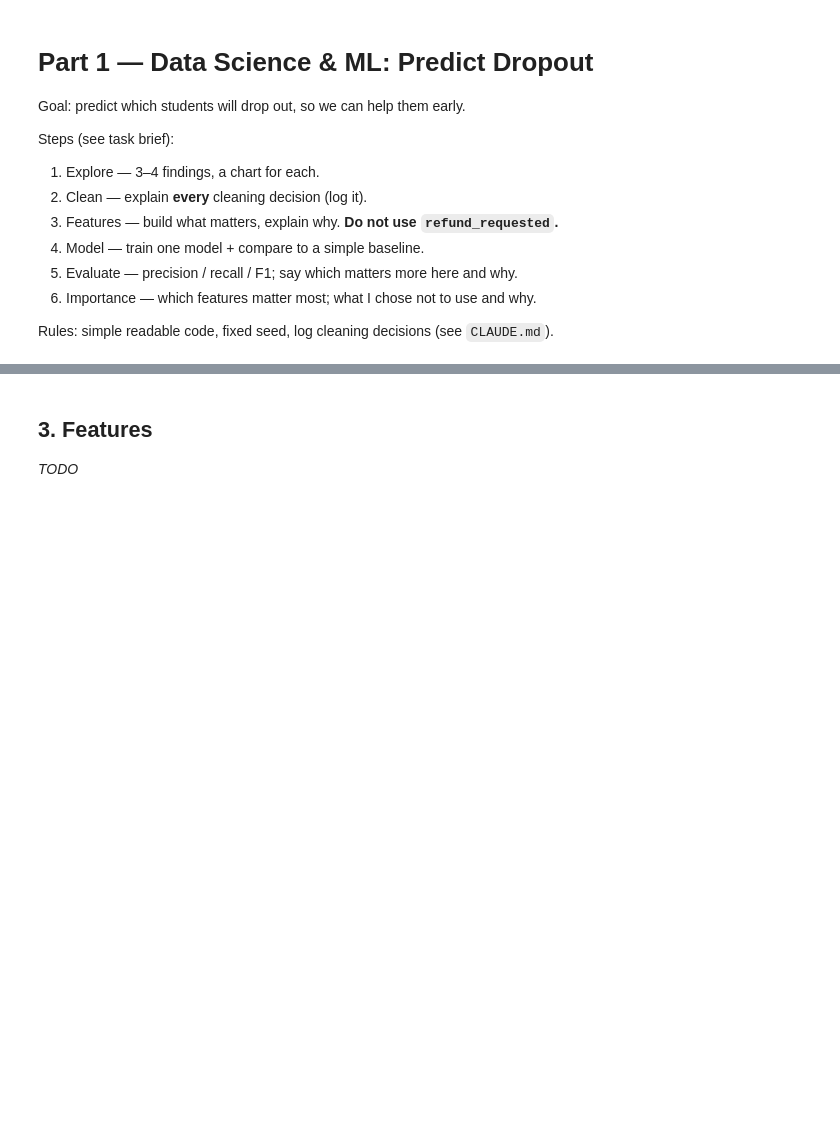
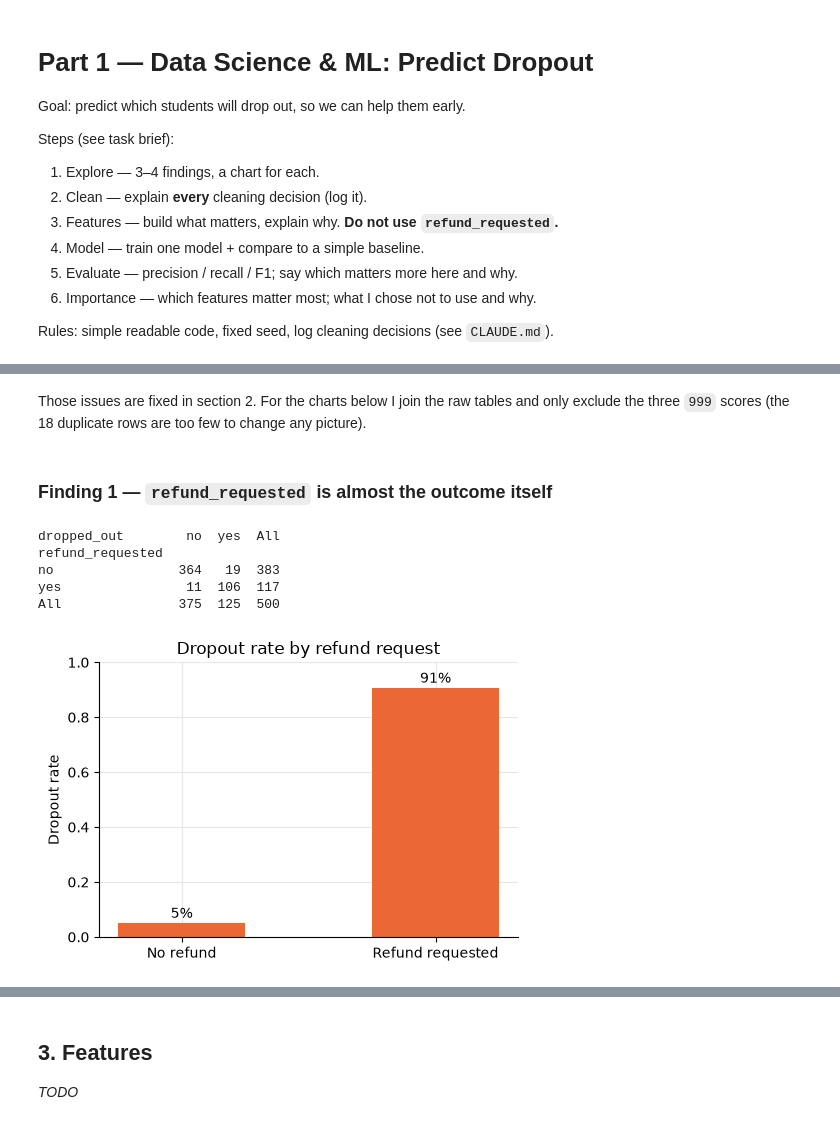
Before and after one commit to anirudhkumar0904/student-success-assistant, a Jupyter notebook: notebooks/part1_ml.ipynb, the cells around one changed output, grey strips where cells are left out. Cells and saved outputs as stored; diff of their text form; code cells hidden in the pictures; blank space fills up the shorter version.

```diff
--- a/notebooks/part1_ml.ipynb
+++ b/notebooks/part1_ml.ipynb
@@ -25,0 +41,11 @@ _TODO_
+# %%
+raw = load_raw()
+for name, df in raw.items():
+    missing = df.isna().sum()
+    print(f"{name}: {len(df)} rows | missing: {missing[missing > 0].to_dict()}")
+
+q = raw["quiz"]
+print("\nquiz scores outside 0-100:", ((q.score < 0) | (q.score > 100)).sum(), "->", sorted(q.score[q.score > 100].unique()))
+print("quiz rows identical except attempt_id:", q.drop(columns="attempt_id").duplicated().sum())
+print("students with no quiz attempt:", (~raw["students"].student_id.isin(q.student_id)).sum())
+print("dropout rate:", f"{(raw['outcome'].dropped_out == 'yes').mean():.0%}")
@@ -25,0 +62,31 @@ _TODO_
+# %% [markdown]
+Those issues are fixed in section 2. For the charts below I join the raw tables and only
+exclude the three `999` scores (the 18 duplicate rows are too few to change any picture).
+# %%
+students = raw["students"].merge(raw["outcome"], on="student_id")
+quiz = raw["quiz"][raw["quiz"].score <= 100].merge(students[["student_id", "signup_date", "dropped_out"]], on="student_id")
+quiz["days_since_signup"] = (pd.to_datetime(quiz.attempted_at) - pd.to_datetime(quiz.signup_date)).dt.days
+group_sizes = students.dropped_out.value_counts()
+# %% [markdown]
+### Finding 1 — `refund_requested` is almost the outcome itself
+# %%
+rate = students.groupby("refund_requested").dropped_out.apply(lambda s: (s == "yes").mean())
+print(pd.crosstab(students.refund_requested, students.dropped_out, margins=True))
+
+fig, ax = plt.subplots(figsize=(5, 3.5))
+ax.bar(["No refund", "Refund requested"], rate.values, color=COLORS["yes"], width=0.5)
+for i, v in enumerate(rate.values):
+    ax.text(i, v + 0.02, f"{v:.0%}", ha="center")
+ax.set_ylim(0, 1)
+ax.set_ylabel("Dropout rate")
+ax.set_title("Dropout rate by refund request")
+fig.tight_layout()
+fig.savefig(CHART_DIR + "p1_refund_vs_dropout.png", dpi=150)
+plt.show()
+# %% [output]
+dropped_out        no  yes  All
+refund_requested
+no                364   19  383
+yes                11  106  117
+All               375  125  500
+[figure, added]
```
Also changed, not shown: parts of 20 cells of this notebook, 8 other files.
